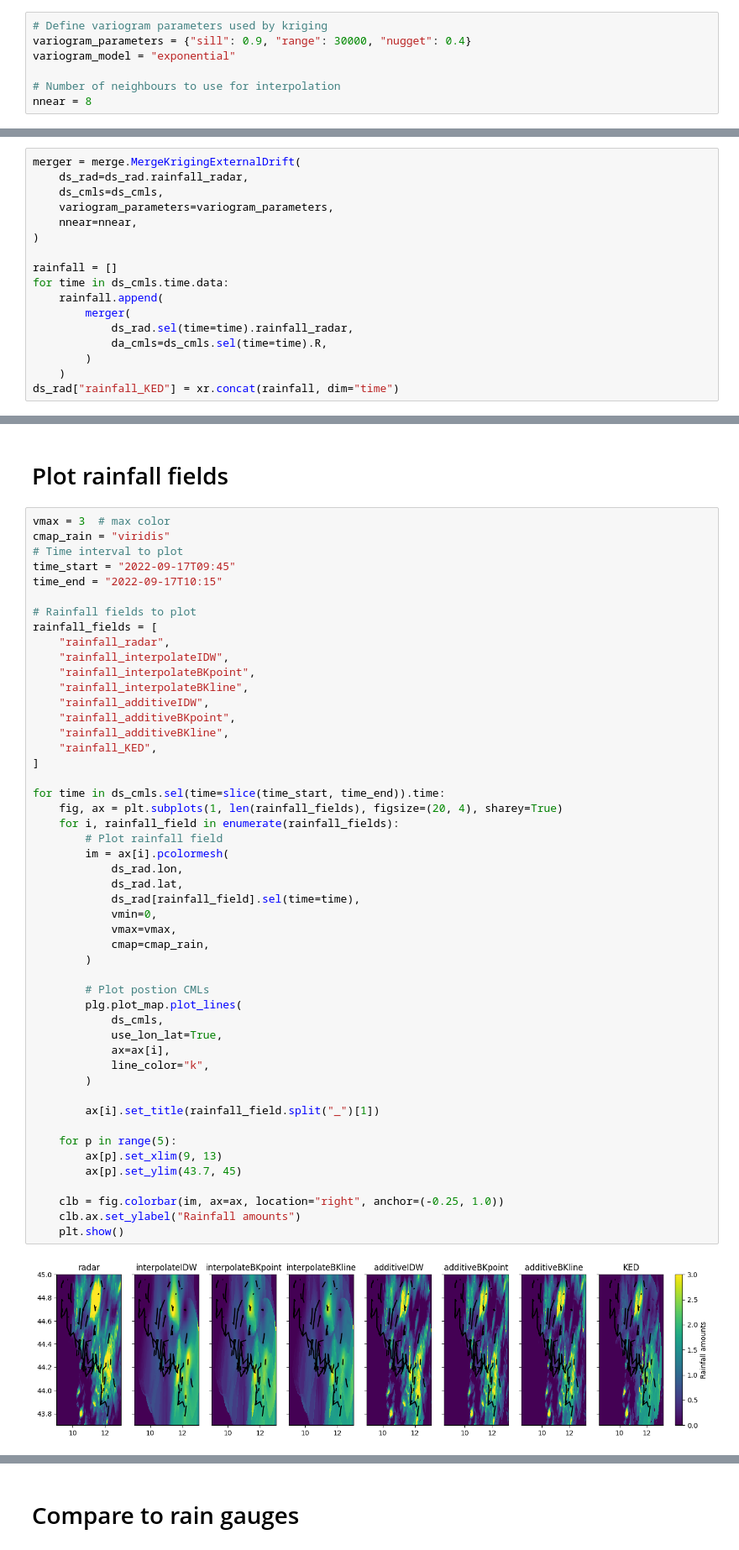
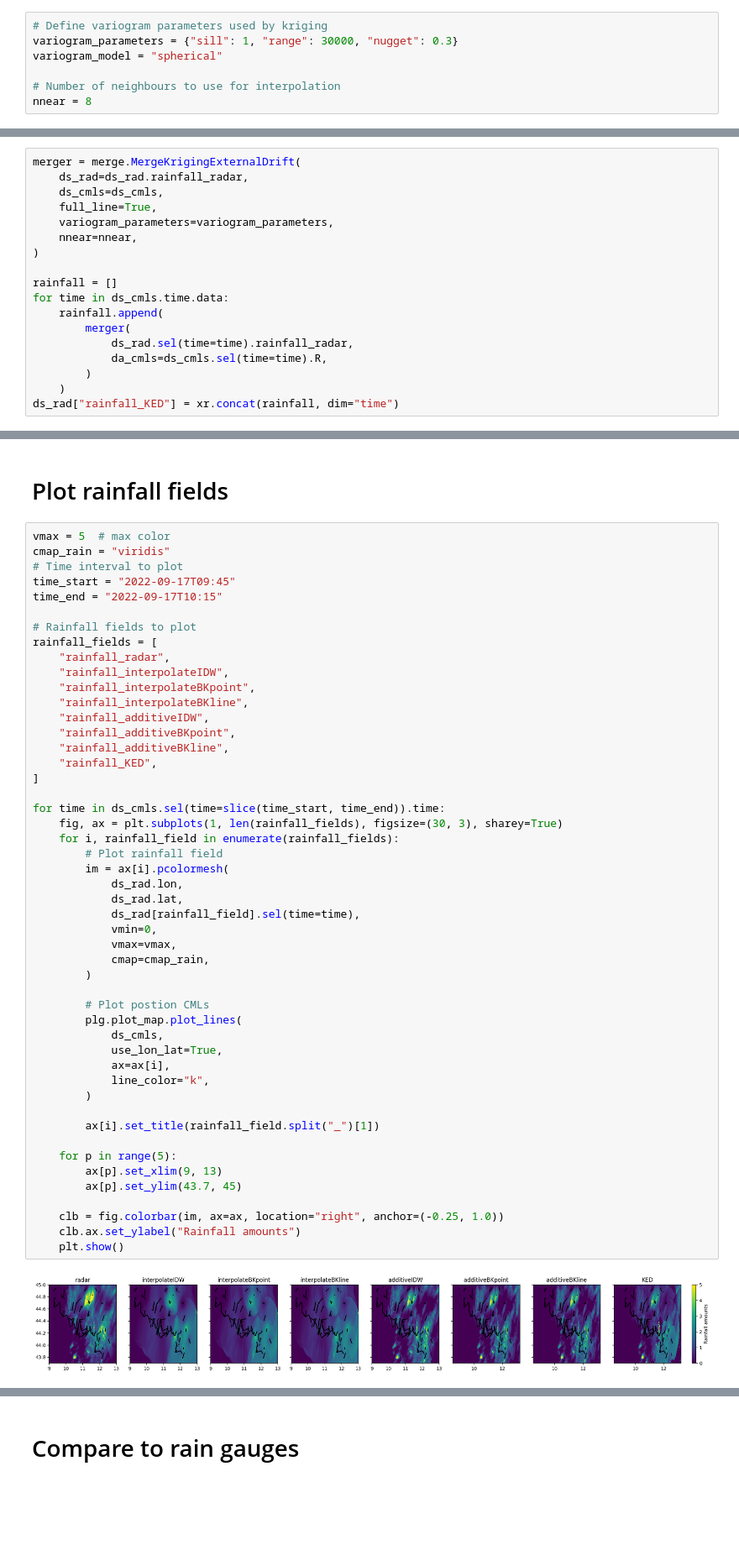
Before and after one commit to eoydvin/mergeplg, a Jupyter notebook: docs/notebooks/OpenRainER_case_highlevel.ipynb, the cells around one changed output, grey strips where cells are left out. Shown at 84% size. Cells and saved outputs as stored; diff of their text form; blank space fills up the shorter version.

```diff
--- a/docs/notebooks/OpenRainER_case_highlevel.ipynb
+++ b/docs/notebooks/OpenRainER_case_highlevel.ipynb
@@ -72,8 +72,8 @@ ds_rad.coords["x_grid"], ds_rad.coords["y_grid"] = (
 # Estimate rainfall fields
 # %%
 # Define variogram parameters used by kriging
-variogram_parameters = {"sill": 0.9, "range": 30000, "nugget": 0.4}
-variogram_model = "exponential"
+variogram_parameters = {"sill": 1, "range": 30000, "nugget": 0.3}
+variogram_model = "spherical"
 
 # Number of neighbours to use for interpolation
 nnear = 8
@@ -201,6 +201,7 @@ ds_rad["rainfall_additiveBKline"] = xr.concat(rainfall, dim="time")
 merger = merge.MergeKrigingExternalDrift(
     ds_rad=ds_rad.rainfall_radar,
     ds_cmls=ds_cmls,
+    full_line=True,
     variogram_parameters=variogram_parameters,
     nnear=nnear,
 )
@@ -235,7 +236,7 @@ for rainfall_field in rainfall_fields:
 # %% [markdown]
 # Plot rainfall fields
 # %%
-vmax = 3  # max color
+vmax = 5  # max color
 cmap_rain = "viridis"
 # Time interval to plot
 time_start = "2022-09-17T09:45"
@@ -254,34 +255,34 @@ rainfall_fields = [
 ]
 
 for time in ds_cmls.sel(time=slice(time_start, time_end)).time:
-    fig, ax = plt.subplots(1, len(rainfall_fields), figsize=(20, 4), sharey=True)
+    fig, ax = plt.subplots(1, len(rainfall_fields), figsize=(30, 3), sharey=True)
     for i, rainfall_field in enumerate(rainfall_fields):
         # Plot rainfall field
         im = ax[i].pcolormesh(
             ds_rad.lon,
             ds_rad.lat,
             ds_rad[rainfall_field].sel(time=time),
             vmin=0,
             vmax=vmax,
             cmap=cmap_rain,
         )
 
         # Plot postion CMLs
         plg.plot_map.plot_lines(
             ds_cmls,
             use_lon_lat=True,
             ax=ax[i],
             line_color="k",
         )
 
         ax[i].set_title(rainfall_field.split("_")[1])
 
     for p in range(5):
         ax[p].set_xlim(9, 13)
         ax[p].set_ylim(43.7, 45)
 
     clb = fig.colorbar(im, ax=ax, location="right", anchor=(-0.25, 1.0))
     clb.ax.set_ylabel("Rainfall amounts")
     plt.show()
 # %% [output]
-[figure, old version]
+[figure, new version]
```
Also changed, not shown: parts of 3 cells of this notebook, 5 other files.
